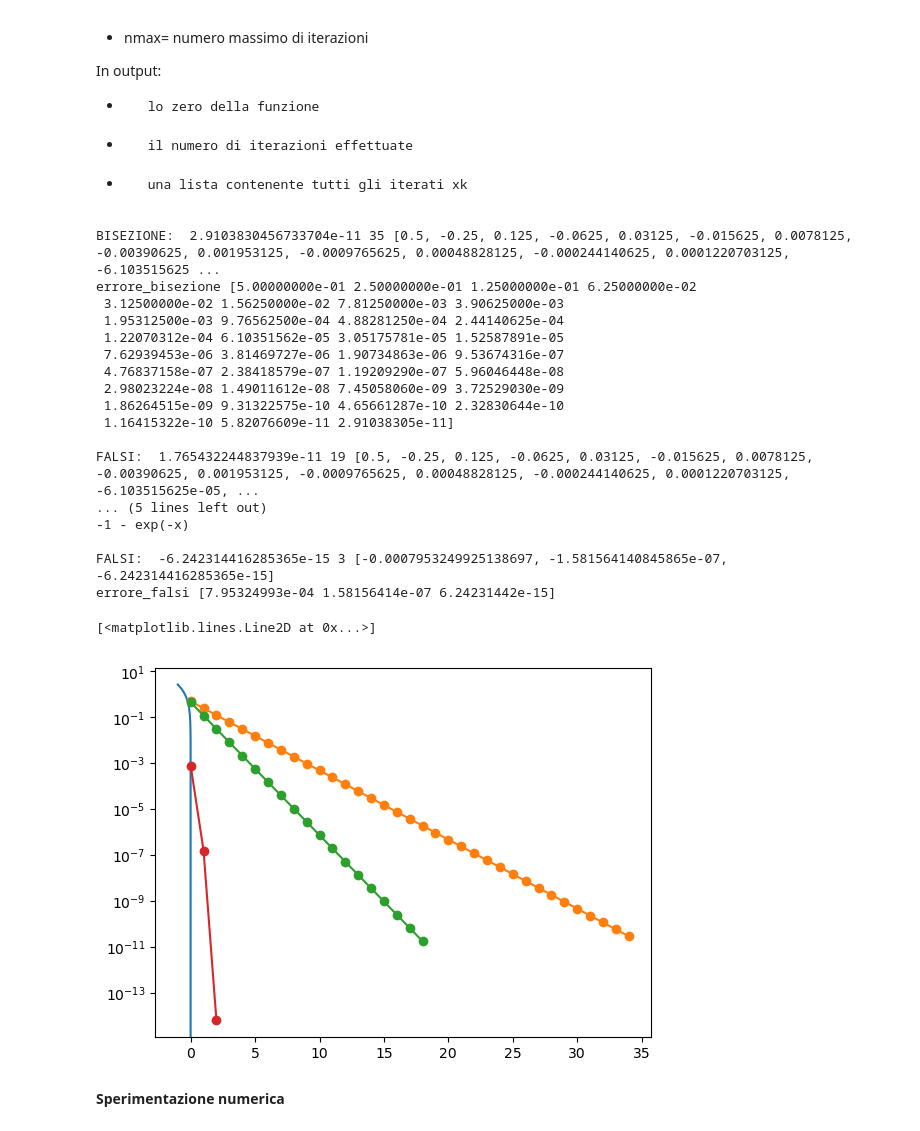
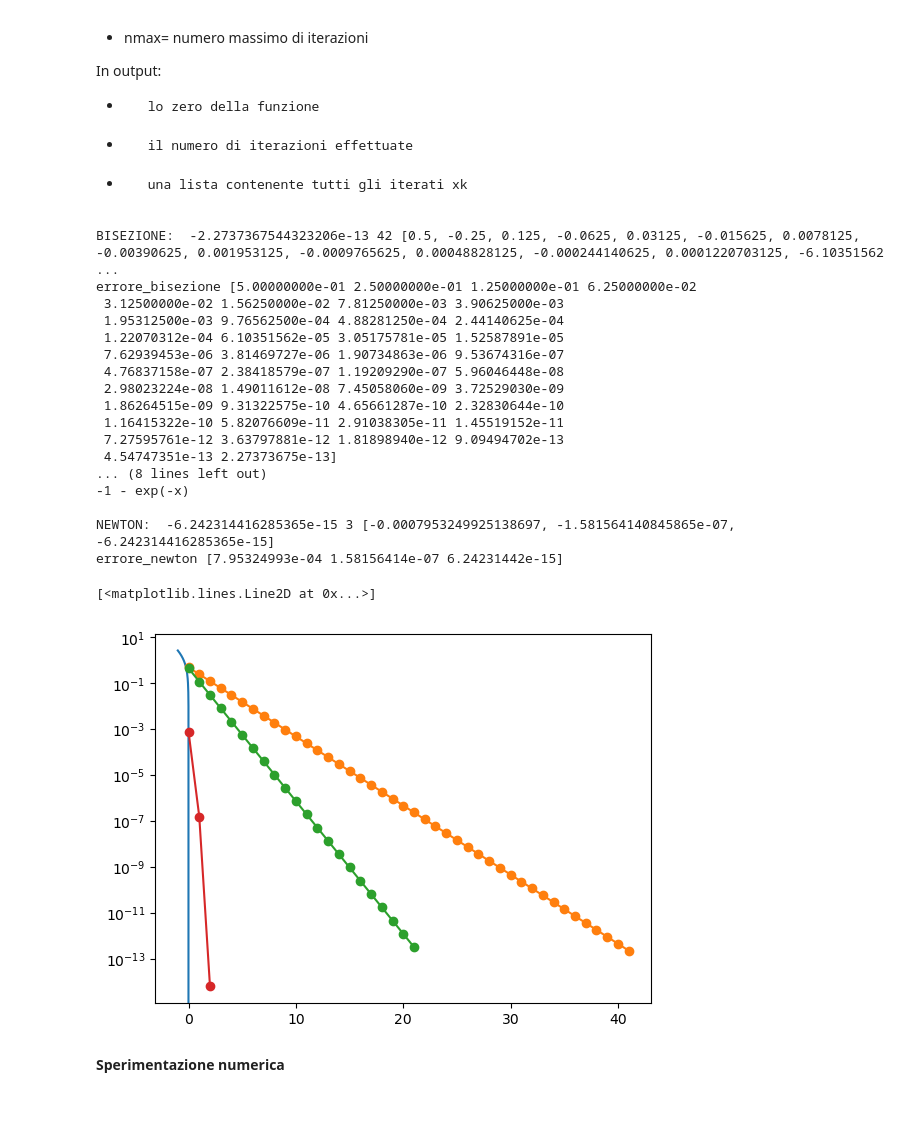
Before and after one commit to GiammaBigFishEngineer/MetodiNumericiLab, a Jupyter notebook: lab06/Esercitazione_6.ipynb, the cells around one changed output. Saved outputs shown, nothing was run; the diff lists cells and outputs as text; code cells hidden in the pictures.

```diff
--- a/lab06/Esercitazione_6.ipynb
+++ b/lab06/Esercitazione_6.ipynb
@@ -80,7 +80,7 @@ xx = np.linspace(a,b,200)
 plt.plot(xx,f(xx))
 
 #BISEZIONE
-zero_b, it_bis, v_xk_b = bisezione(f,a,b,1e-10)
+zero_b, it_bis, v_xk_b = bisezione(f,a,b,1e-12)
 print("\nBISEZIONE: ",zero_b, it_bis, v_xk_b)
 alfa = 0
 err_bis = np.abs(np.array(v_xk_b)-alfa)
@@ -89,49 +89,49 @@ plt.semilogy(range(it_bis),err_bis,'-o')
 
 
 #FALSI
-zero_f, it_fals, v_xk_f = falsi(f,a,b,1e-10,1e-10,1000)
+zero_f, it_fals, v_xk_f = falsi(f,a,b,1e-12,1e-12,1000)
 print("\nFALSI: ",zero_f, it_fals, v_xk_b)
 alfa = 0
 err_falsi = np.abs(np.array(v_xk_f)-alfa)
 print("errore_falsi", err_falsi)
 plt.semilogy(range(it_fals),err_falsi,'-o')
 
 
 #NEWTON
 x0 = 0.5
 tolx = 1e-12
 tolf = 1e-12
 nmax = 500
 #derivata
 x = sym.symbols('x')
 fs = sym.exp(-x)-(x+1)
 fp = derivata(x,fs)
 
 zero_newton, it_n, v_xk_n = newton(f,fp,x0,tolx,tolf,nmax)
-print("\nFALSI: ",zero_newton, it_n, v_xk_n)
+print("\nNEWTON: ",zero_newton, it_n, v_xk_n)
 err_newton = np.abs(np.array(v_xk_n)-alfa)
-print("errore_falsi", err_newton)
+print("errore_newton", err_newton)
 plt.semilogy(range(it_n),err_newton,'-o')
 # %% [output]
-BISEZIONE:  2.9103830456733704e-11 35 [0.5, -0.25, 0.125, -0.0625, 0.03125, -0.015625, 0.0078125, -0.00390625, 0.001953125, -0.0009765625, 0.00048828125, -0.000244140625, 0.0001220703125, -6.103515625 ...
+BISEZIONE:  -2.2737367544323206e-13 42 [0.5, -0.25, 0.125, -0.0625, 0.03125, -0.015625, 0.0078125, -0.00390625, 0.001953125, -0.0009765625, 0.00048828125, -0.000244140625, 0.0001220703125, -6.10351562 ...
 errore_bisezione [5.00000000e-01 2.50000000e-01 1.25000000e-01 6.25000000e-02
  3.12500000e-02 1.56250000e-02 7.81250000e-03 3.90625000e-03
  1.95312500e-03 9.76562500e-04 4.88281250e-04 2.44140625e-04
  1.22070312e-04 6.10351562e-05 3.05175781e-05 1.52587891e-05
  7.62939453e-06 3.81469727e-06 1.90734863e-06 9.53674316e-07
  4.76837158e-07 2.38418579e-07 1.19209290e-07 5.96046448e-08
  2.98023224e-08 1.49011612e-08 7.45058060e-09 3.72529030e-09
  1.86264515e-09 9.31322575e-10 4.65661287e-10 2.32830644e-10
- 1.16415322e-10 5.82076609e-11 2.91038305e-11]
-
-FALSI:  1.765432244837939e-11 19 [0.5, -0.25, 0.125, -0.0625, 0.03125, -0.015625, 0.0078125, -0.00390625, 0.001953125, -0.0009765625, 0.00048828125, -0.000244140625, 0.0001220703125, -6.103515625e-05, ...
-... (5 lines left out)
+ 1.16415322e-10 5.82076609e-11 2.91038305e-11 1.45519152e-11
+ 7.27595761e-12 3.63797881e-12 1.81898940e-12 9.09494702e-13
+ 4.54747351e-13 2.27373675e-13]
+... (8 lines left out)
 -1 - exp(-x)
 
-FALSI:  -6.242314416285365e-15 3 [-0.0007953249925138697, -1.581564140845865e-07, -6.242314416285365e-15]
-errore_falsi [7.95324993e-04 1.58156414e-07 6.24231442e-15]
+NEWTON:  -6.242314416285365e-15 3 [-0.0007953249925138697, -1.581564140845865e-07, -6.242314416285365e-15]
+errore_newton [7.95324993e-04 1.58156414e-07 6.24231442e-15]
 [<matplotlib.lines.Line2D at 0x...>]
-[figure, old version]
+[figure, new version]
 # %% [markdown]
 **Sperimentazione numerica**
 # %% [markdown]
```
Also changed, not shown: parts of 1 cell of this notebook, 1 other file.
